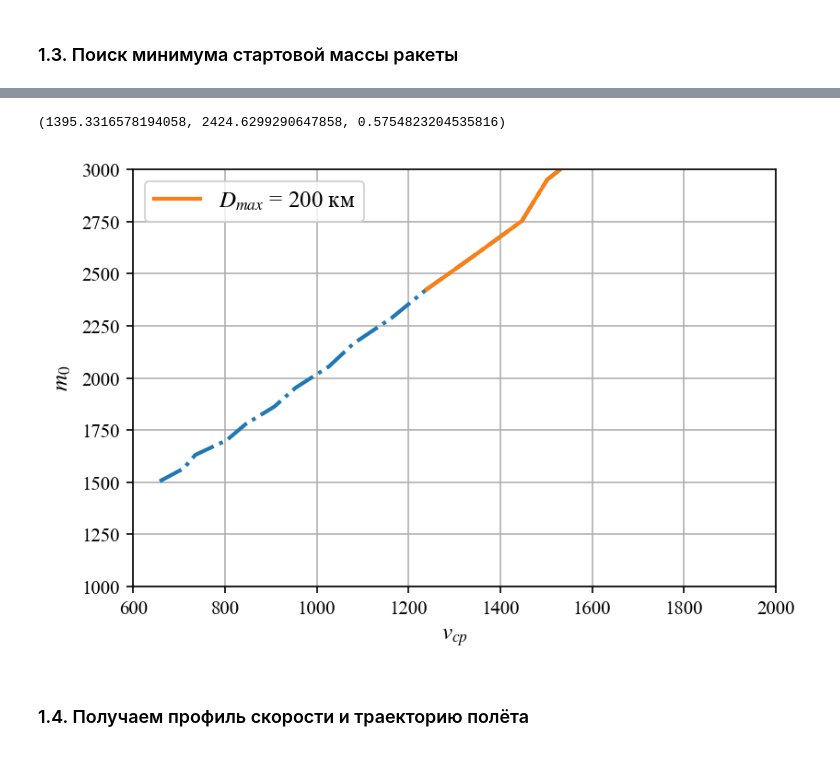
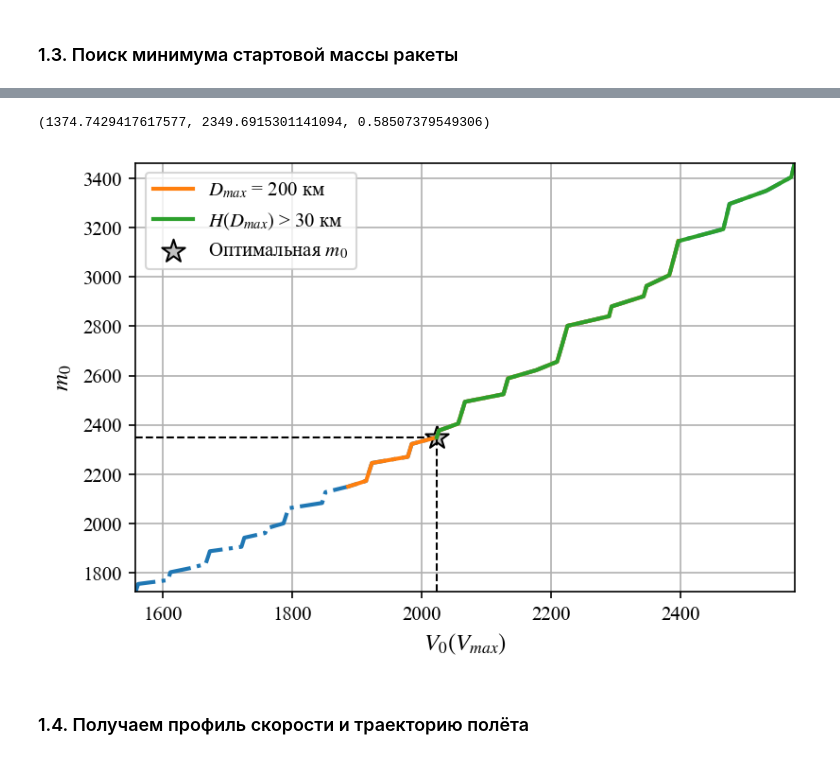
Before and after one commit to kirtis26/PyMissile, a Jupyter notebook: С-300.ipynb, the cells around one changed output, grey strips where cells are left out. Saved outputs shown, nothing was run; the diff lists cells and outputs as text; code cells hidden in the pictures.

```diff
--- a/С-300.ipynb
+++ b/С-300.ipynb
@@ -53,8 +47,8 @@ opts = {
                         'y': 20,
                         'v': 25,
                         'thetta': 35},
-    'η_0': 14,
-    'I_10': 2700,
+    'η_0': 13,
+    'I_10': 2600,
     'myu_0': 0.59,
     'lambda_e': 2.373,
     'k': 1.21,
@@ -65,9 +59,6 @@ opts = {
                'value': 2e5,
                'dt': 5e-1}
 }
-m_бч = 145
-m_пн = 700
-α_д = 0.18
 # %%
 def ozvb(dict_opts):
 
@@ -336,8 +327,8 @@ opts['init_conditions']['thetta'] = thetta_opt
 # %%
 V_average = 1700
 I10 = 2600
-η0 = 14
-α_д = 0.236
+η0 = 13
+α_д = 0.2
 m_пн = 700
 p_nom = 5.233 * 1e6
 lambda_e = 2.285
@@ -345,7 +336,7 @@ opts['I_10'] = I10
 opts['η_0'] = η0
 opts['p_00'] = p_nom
 opts['lambda_e'] = lambda_e
-mass_V0 = np.arange(V_average-400, V_average+550, 50)
+mass_V0 = np.arange(V_average-200, V_average+400, 10)
 # %%
 @np.vectorize
 def μ0(V0, Q0, Vн=25, η0=η0, B=2*1e-6, I10=I10, g=9.80665):
@@ -445,6 +464,10 @@ mass_v_max_env = []
 mass_v_avr_env = []
 mass_m0_env = []
 mass_μ0_env = []
+mass_v_max_opt = []
+mass_m0_opt = []
+mass_μ0_opt = []
+mass_v_avr_opt = []
 for i in range(len(mass_reason)):
     if mass_reason[i] == 'x_max':
         mass_x_end_env.append(mass_x_end[i])
@@ -453,7 +476,12 @@ for i in range(len(mass_reason)):
         mass_m0_env.append(mass_m0[i])
         mass_μ0_env.append(mass_μ0[i])
         mass_v_avr_env.append(mass_v_avr[i])
+    if mass_y_end[i] > 30e3:
+        mass_v_max_opt.append(mass_v_max[i])
+        mass_m0_opt.append(mass_m0[i])
+        mass_μ0_opt.append(mass_μ0[i])
+        mass_v_avr_opt.append(mass_v_avr[i])
 # %%
-mass_μ0_env[0] * mass_m0_env[0], mass_m0_env[0], mass_μ0_env[0]
+mass_μ0_opt[0] * mass_m0_opt[0], mass_m0_opt[0], mass_μ0_opt[0]
 # %% [output]
-(1395.3316578194058, 2424.6299290647858, 0.5754823204535816)
+(1374.7429417617577, 2349.6915301141094, 0.58507379549306)
@@ -460,18 +491,23 @@ mass_μ0_env[0] * mass_m0_env[0], mass_m0_env[0], mass_μ0_env[0]
 # %%
 plt.figure(dpi=150)
-plt.plot(mass_v_avr, mass_m0, lw=2, ls='-.')
-plt.plot(mass_v_avr_env, mass_m0_env, lw=2, label='$D_{max}$ = 200 км')
-# plt.plot(mass_v_max, mass_m0, lw=2, ls='-.')
-# plt.plot(mass_v_max_env, mass_m0_env, lw=2, label='$D_{max}$ = 200 км')
+# plt.plot(mass_v_avr, mass_m0, lw=2, ls='-.')
+# plt.plot(mass_v_avr_env, mass_m0_env, lw=2, label='$D_{max}$ = 200 км')
+plt.plot(mass_v_max, mass_m0, lw=2, ls='-.')
+plt.plot(mass_v_max_env, mass_m0_env, lw=2, label='$D_{max}$ = 200 км')
+plt.plot(mass_v_max_opt, mass_m0_opt, lw=2, label='$H(D_{max})$ > 30 км')
+plt.vlines(mass_v_max_opt[0], mass_m0[0], mass_m0_opt[0], ls='--', color='k', lw=1)
+plt.hlines(mass_m0_opt[0], mass_v_max[0], mass_v_max_opt[0], ls='--', color='k', lw=1)
+plt.scatter(mass_v_max_opt[0], mass_m0_opt[0], marker='*', s=150, color='silver', edgecolor='k', label='Оптимальная $m_0$', zorder=1)
 plt.ylabel('$m_0$', fontsize=12)
-plt.xlabel('$v_{ср}$', fontsize=12)
-plt.ylim(1000, 3000)
-plt.xlim(600, 2000)
-plt.legend(fontsize=12)
+plt.xlabel('$V_{0}(V_{max})$', fontsize=12)
+plt.ylim(mass_m0[0], mass_m0[-1])
+plt.xlim(mass_v_max[0], mass_v_max[-1])
+plt.legend(fontsize=10)
 plt.grid()
+plt.savefig('pictures/решение обратной задачи.png', dpi=500, bbox_inches='tight')
 plt.show()
 # %% [output]
-[figure, old version]
+[figure, new version]
 # %% [markdown]
 ### 1.4. Получаем профиль скорости и траекторию полёта
 # %%
```
Also changed, not shown: parts of 43 cells of this notebook.
